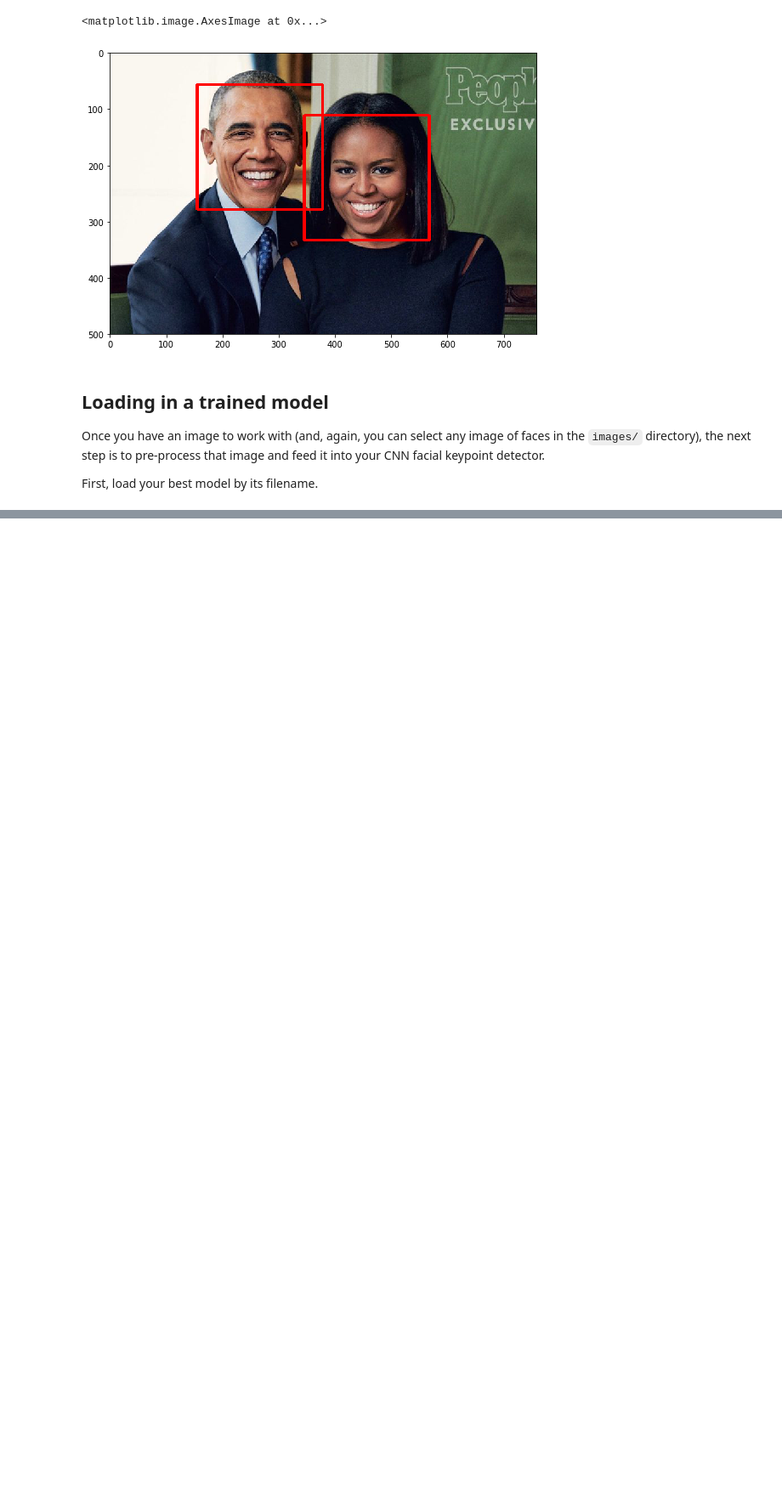
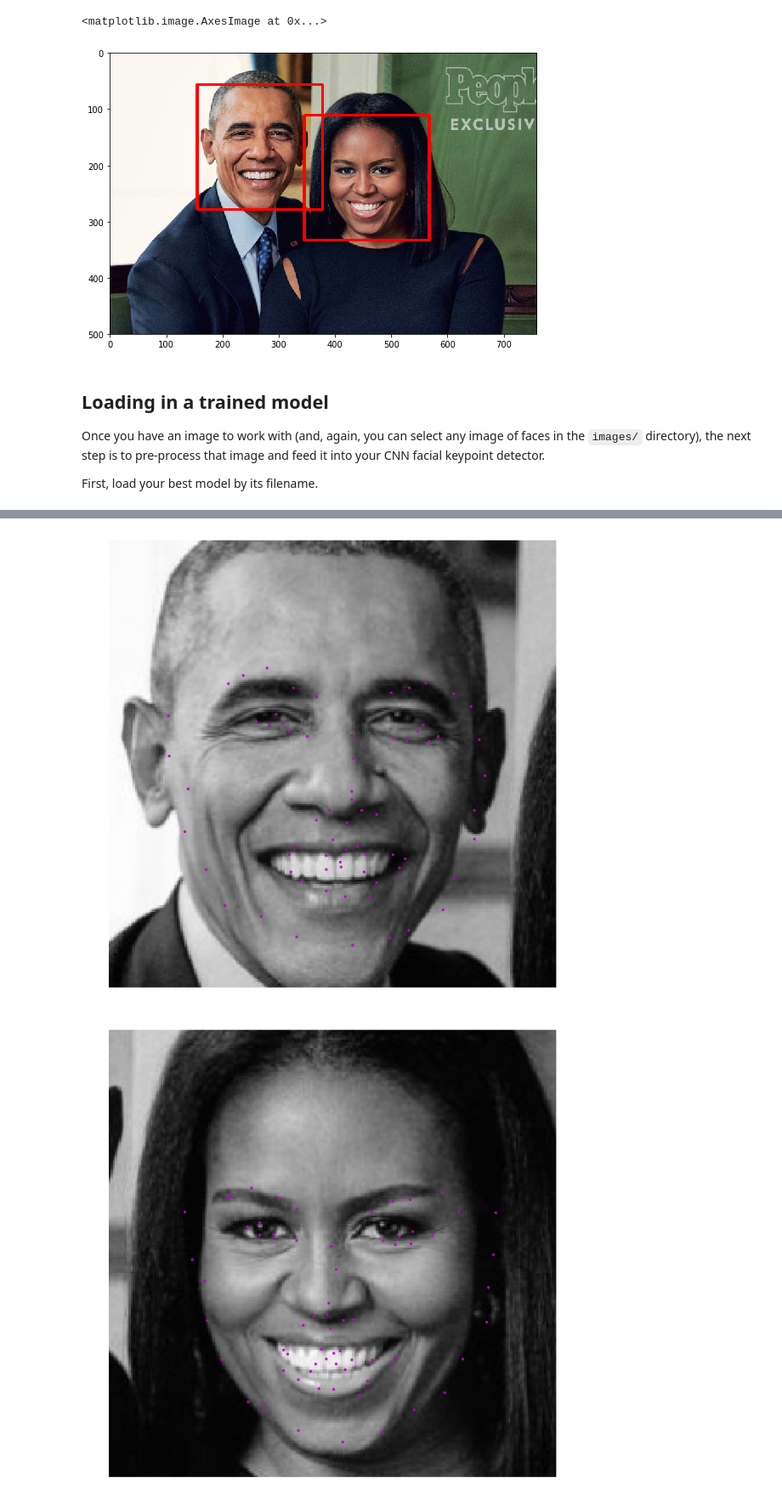
Before and after one commit to carlosgalvezp/CVND_P1_Facial_Keypoints, a Jupyter notebook: 3. Facial Keypoint Detection, Complete Pipeline.ipynb, the cells around one changed output, grey strips where cells are left out. Shown at 85% size. Drawn from its saved outputs; the diff is of its cells as text; code cells hidden in the pictures; blank space fills up the shorter version.

```diff
--- a/3. Facial Keypoint Detection, Complete Pipeline.ipynb
+++ b/3. Facial Keypoint Detection, Complete Pipeline.ipynb
@@ -80,9 +80,8 @@ from models import Net
 
 net = Net()
 
-## TODO: load the best saved model parameters (by your path name)
-## You'll need to un-comment the line below and add the correct name for *your* saved model
-# net.load_state_dict(torch.load('saved_models/keypoints_model_1.pt'))
+# Load the best saved model parameters (by your path name)
+net.load_state_dict(torch.load('saved_models/keypoints_model_bs128_e100.pt'))
 
-## print out your net and prepare it for testing (uncomment the line below)
-# net.eval()
+# print out your net and prepare it for testing (uncomment the line below)
+net.eval()
@@ -159,32 +170,35 @@ for (x,y,w,h) in faces:
     roi_transformed = np.copy(roi)
 
     ## Convert the face region from RGB to grayscale
     roi_transformed = cv2.cvtColor(roi_transformed, cv2.COLOR_RGB2GRAY)
 
     ## Normalize the grayscale image so that its color range falls in [0,1] instead of [0,255]
     roi_transformed = roi_transformed / 255.0
 
     ## Rescale the detected face to be the expected square size for your CNN (224x224, suggested)
     h, w = roi_transformed.shape[:2]
     if h > w:
         new_h, new_w = 224.0 * h / w, 224.0
     else:
         new_h, new_w = 224.0, 224.0 * w / h
 
     new_h, new_w = int(new_h), int(new_w)
     roi_transformed = cv2.resize(roi_transformed, (new_w, new_h))
 
     ## Reshape the numpy image shape (H x W x C) into a torch image shape (C x H x W)
-    roi_transformed = roi_transformed.transpose((2, 0, 1))
+    roi_transformed = roi_transformed.reshape(1, 1, roi_transformed.shape[0], roi_transformed.shape[1])
     roi_tensor = torch.from_numpy(roi_transformed)
 
     ## Make facial keypoint predictions using your loaded, trained network
     ## perform a forward pass to get the predicted facial keypoints
     roi_float_tensor = roi_tensor.type(torch.FloatTensor)
-    net_output = net(roi_tensor)
+    output_pts = net(roi_float_tensor)
 
     # reshape to 68 x 2 pts
     output_pts = output_pts.view(output_pts.size()[0], 68, -1)
 
     ## Display each detected face and the corresponding keypoints
     visualize_output(roi_float_tensor, output_pts)
+# %% [output]
+[figure, added]
+[figure, added]
```
Also changed, not shown: parts of 1 cell of this notebook.
